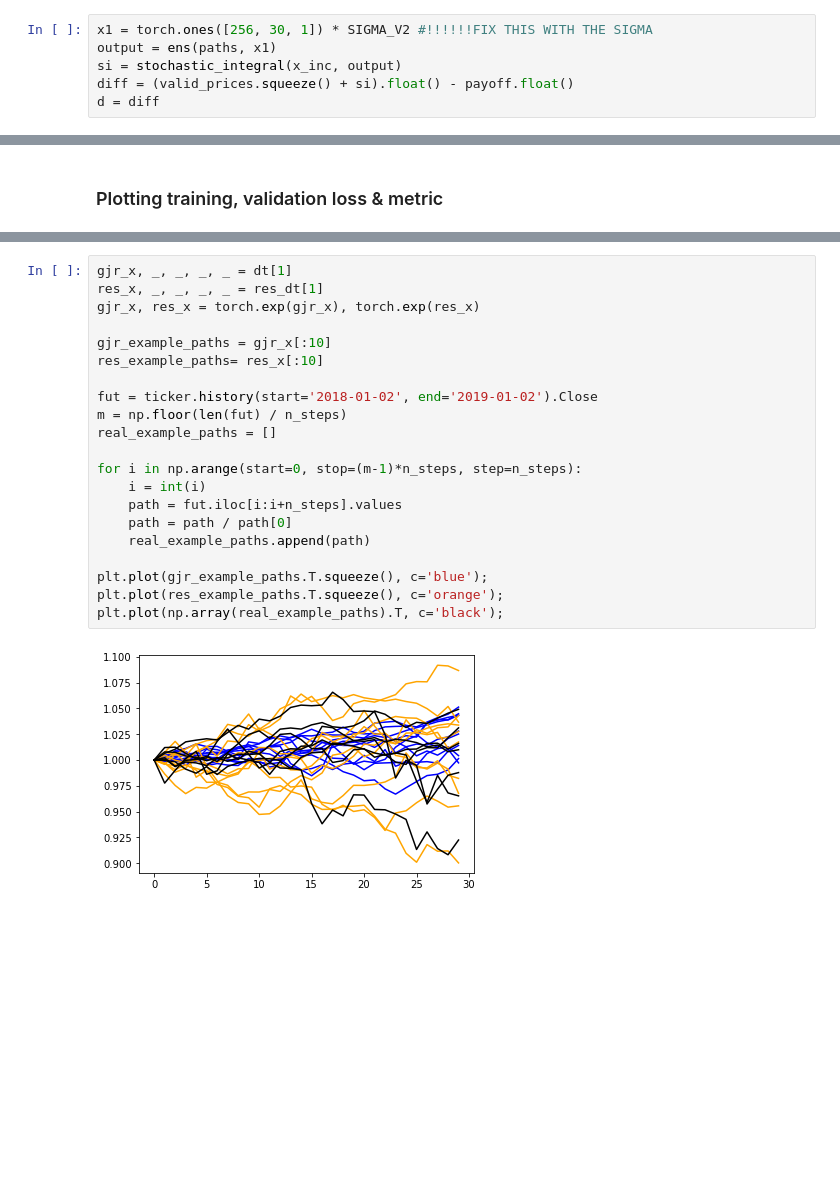
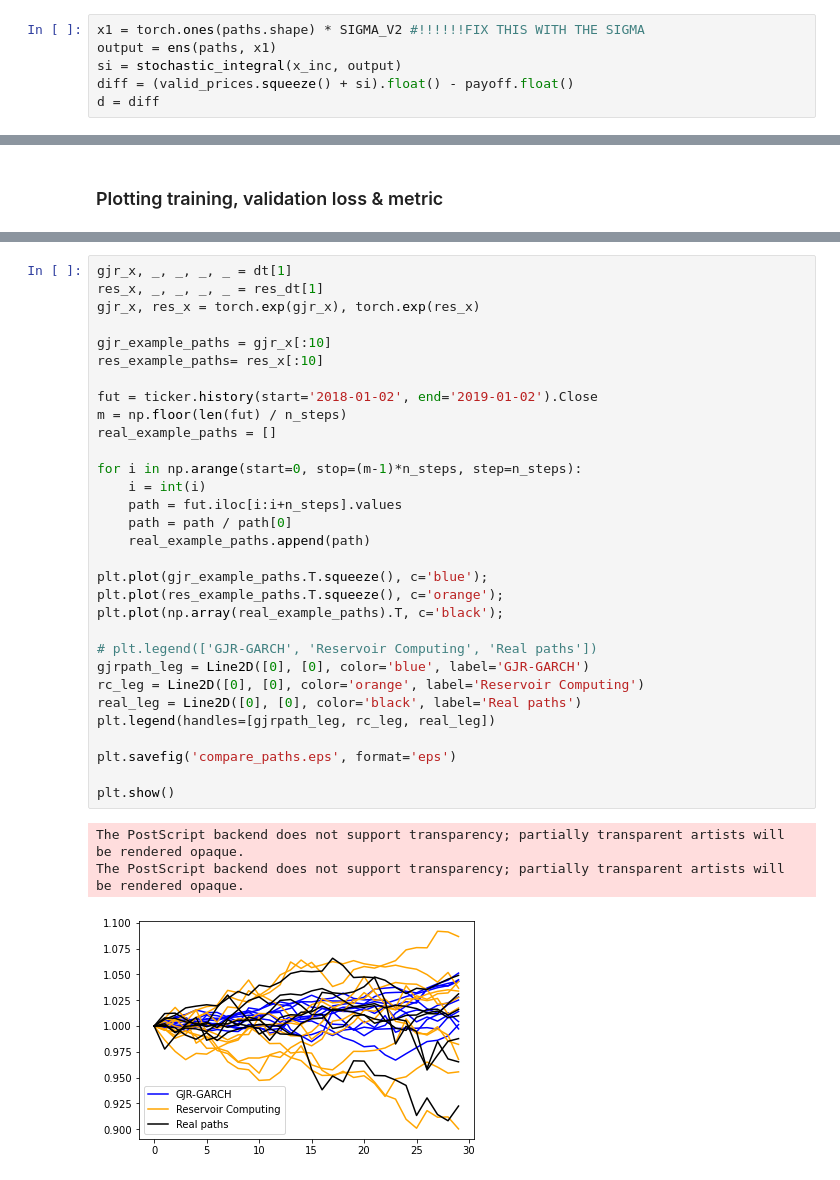
Before and after one commit to svenspa/FML, a Jupyter notebook: results.ipynb, the cells around one changed output, grey strips where cells are left out. Drawn from its saved outputs; the diff is of its cells as text; blank space fills up the shorter version.

Commit message:
legend for plot

```diff
--- a/results.ipynb
+++ b/results.ipynb
@@ -280,7 +285,7 @@ paths.shape
 # %% [output]
 torch.Size([238, 30, 1])
 # %%
-x1 = torch.ones([256, 30, 1]) * SIGMA_V2 #!!!!!!FIX THIS WITH THE SIGMA
+x1 = torch.ones(paths.shape) * SIGMA_V2 #!!!!!!FIX THIS WITH THE SIGMA
 output = ens(paths, x1)
 si = stochastic_integral(x_inc, output)
 diff = (valid_prices.squeeze() + si).float() - payoff.float()
@@ -464,23 +469,35 @@ plt.plot(vl, marker='o')
 # %%
 gjr_x, _, _, _, _ = dt[1]
 res_x, _, _, _, _ = res_dt[1]
 gjr_x, res_x = torch.exp(gjr_x), torch.exp(res_x)
 
 gjr_example_paths = gjr_x[:10]
 res_example_paths= res_x[:10]
 
 fut = ticker.history(start='2018-01-02', end='2019-01-02').Close
 m = np.floor(len(fut) / n_steps)
 real_example_paths = []
 
 for i in np.arange(start=0, stop=(m-1)*n_steps, step=n_steps):
     i = int(i)
     path = fut.iloc[i:i+n_steps].values
     path = path / path[0]
     real_example_paths.append(path)
 
 plt.plot(gjr_example_paths.T.squeeze(), c='blue');
 plt.plot(res_example_paths.T.squeeze(), c='orange');
 plt.plot(np.array(real_example_paths).T, c='black');
+
+# plt.legend(['GJR-GARCH', 'Reservoir Computing', 'Real paths'])
+gjrpath_leg = Line2D([0], [0], color='blue', label='GJR-GARCH')
+rc_leg = Line2D([0], [0], color='orange', label='Reservoir Computing')
+real_leg = Line2D([0], [0], color='black', label='Real paths')
+plt.legend(handles=[gjrpath_leg, rc_leg, real_leg])
+
+plt.savefig('compare_paths.eps', format='eps')
+
+plt.show()
 # %% [output]
+The PostScript backend does not support transparency; partially transparent artists will be rendered opaque.
+The PostScript backend does not support transparency; partially transparent artists will be rendered opaque.
-[figure, old version]
+[figure, new version]
```
Also changed, not shown: parts of 16 cells of this notebook.
